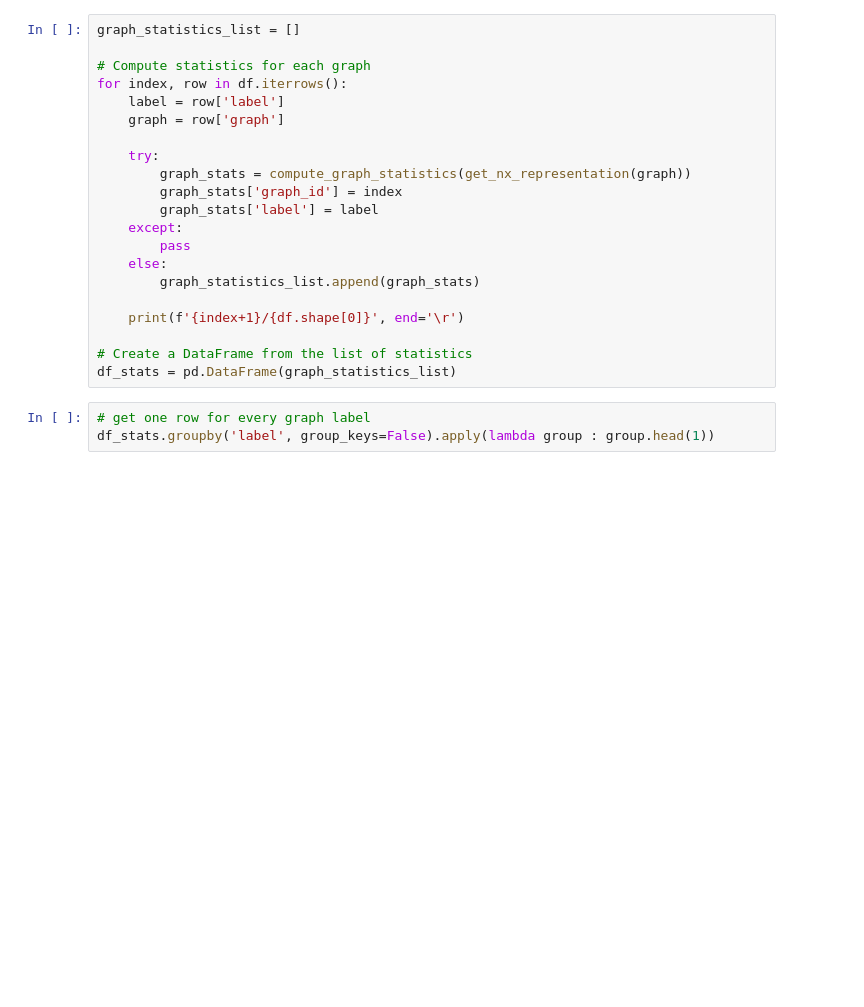
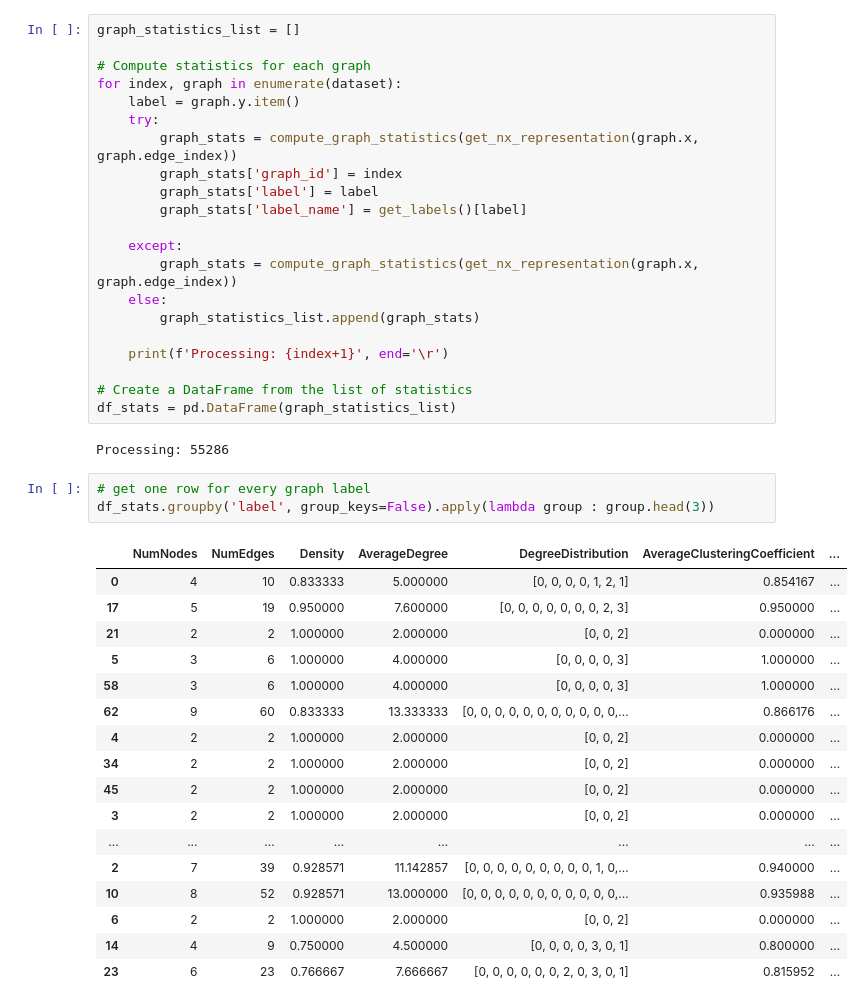
Before and after one commit to maciej-wieczorek/inzynierka, a Jupyter notebook: src/graph_stats.ipynb, the cells around one changed output. Saved outputs shown, nothing was run; the diff lists cells and outputs as text; blank space fills up the shorter version.

```diff
--- a/src/graph_stats.ipynb
+++ b/src/graph_stats.ipynb
@@ -8,24 +27,44 @@ df = pd.read_csv('graphs.csv')
 graph_statistics_list = []
 
 # Compute statistics for each graph
-for index, row in df.iterrows():
-    label = row['label']
-    graph = row['graph']
-
+for index, graph in enumerate(dataset):
+    label = graph.y.item()
     try:
-        graph_stats = compute_graph_statistics(get_nx_representation(graph))
+        graph_stats = compute_graph_statistics(get_nx_representation(graph.x, graph.edge_index))
         graph_stats['graph_id'] = index
         graph_stats['label'] = label
+        graph_stats['label_name'] = get_labels()[label]
+
     except:
-        pass
+        graph_stats = compute_graph_statistics(get_nx_representation(graph.x, graph.edge_index))
     else:
         graph_statistics_list.append(graph_stats)
 
-    print(f'{index+1}/{df.shape[0]}', end='\r')
+    print(f'Processing: {index+1}', end='\r')
 
 # Create a DataFrame from the list of statistics
 df_stats = pd.DataFrame(graph_statistics_list)
+# %% [output]
+Processing: 55286
 # %%
 # get one row for every graph label
-df_stats.groupby('label', group_keys=False).apply(lambda group : group.head(1))
+df_stats.groupby('label', group_keys=False).apply(lambda group : group.head(3))
+# %% [output]
+|  | NumNodes | NumEdges | Density | AverageDegree | DegreeDistribution | AverageClusteringCoefficient | ... |
+| 0 | 4 | 10 | 0.833333 | 5.000000 | [0, 0, 0, 0, 1, 2, 1] | 0.854167 | ... |
+| 17 | 5 | 19 | 0.950000 | 7.600000 | [0, 0, 0, 0, 0, 0, 0, 2, 3] | 0.950000 | ... |
+| 21 | 2 | 2 | 1.000000 | 2.000000 | [0, 0, 2] | 0.000000 | ... |
+| 5 | 3 | 6 | 1.000000 | 4.000000 | [0, 0, 0, 0, 3] | 1.000000 | ... |
+| 58 | 3 | 6 | 1.000000 | 4.000000 | [0, 0, 0, 0, 3] | 1.000000 | ... |
+| 62 | 9 | 60 | 0.833333 | 13.333333 | [0, 0, 0, 0, 0, 0, 0, 0, 0, 0, 0,... | 0.866176 | ... |
+| 4 | 2 | 2 | 1.000000 | 2.000000 | [0, 0, 2] | 0.000000 | ... |
+| 34 | 2 | 2 | 1.000000 | 2.000000 | [0, 0, 2] | 0.000000 | ... |
+| 45 | 2 | 2 | 1.000000 | 2.000000 | [0, 0, 2] | 0.000000 | ... |
+| 3 | 2 | 2 | 1.000000 | 2.000000 | [0, 0, 2] | 0.000000 | ... |
+| ... | ... | ... | ... | ... | ... | ... | ... |
+| 2 | 7 | 39 | 0.928571 | 11.142857 | [0, 0, 0, 0, 0, 0, 0, 0, 0, 1, 0,... | 0.940000 | ... |
+| 10 | 8 | 52 | 0.928571 | 13.000000 | [0, 0, 0, 0, 0, 0, 0, 0, 0, 0, 0,... | 0.935988 | ... |
+| 6 | 2 | 2 | 1.000000 | 2.000000 | [0, 0, 2] | 0.000000 | ... |
+| 14 | 4 | 9 | 0.750000 | 4.500000 | [0, 0, 0, 0, 3, 0, 1] | 0.800000 | ... |
+| 23 | 6 | 23 | 0.766667 | 7.666667 | [0, 0, 0, 0, 0, 0, 2, 0, 3, 0, 1] | 0.815952 | ... |
 # %%
```
Also changed, not shown: parts of 4 cells of this notebook, 21 other files.
